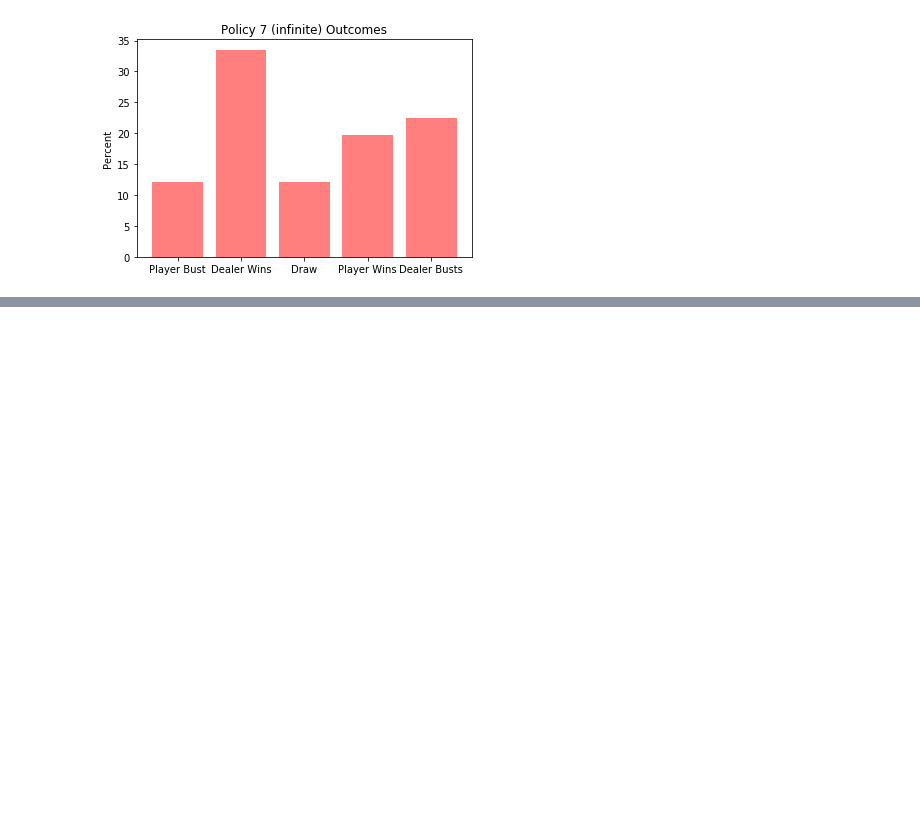
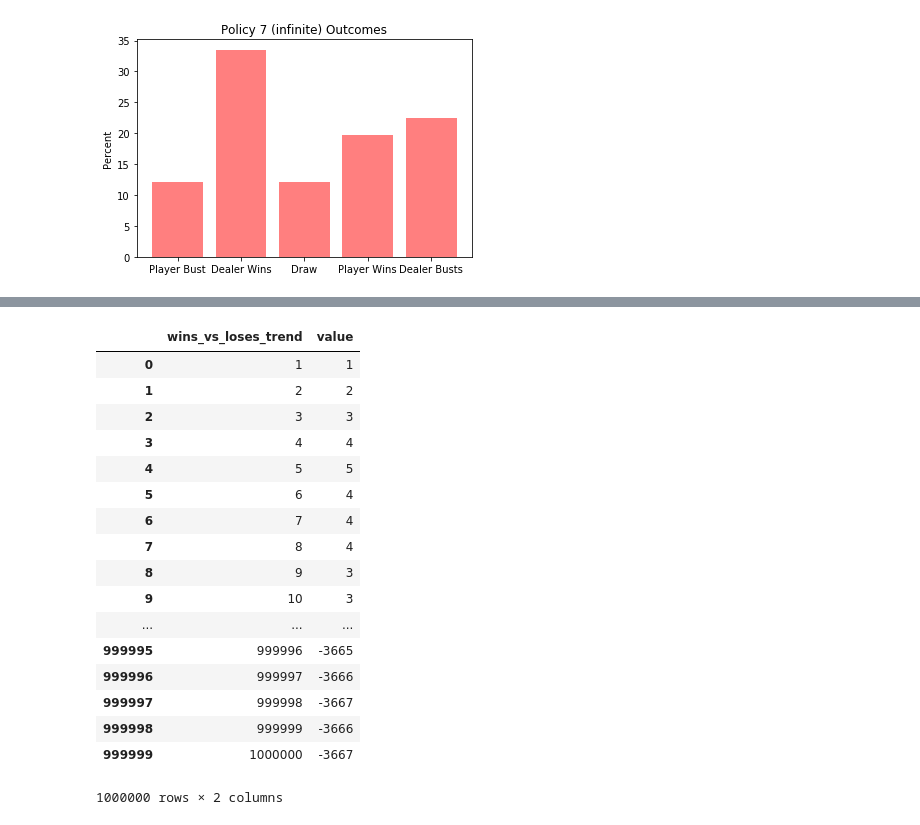
Before and after one commit to robstudy/CSCI-154-Simulation, a Jupyter notebook: Final Project/Monte Carlo BlackJack Policy Comparison.ipynb, the cells around one changed output, grey strips where cells are left out. Drawn from its saved outputs; the diff is of its cells as text; code cells hidden in the pictures; blank space fills up the shorter version.

```diff
--- a/Final Project/Monte Carlo BlackJack Policy Comparison.ipynb
+++ b/Final Project/Monte Carlo BlackJack Policy Comparison.ipynb
@@ -412,0 +482,21 @@ plt.show()
+# %%
+data
+# %% [output]
+|  | wins_vs_loses_trend | value |
+| 0 | 1 | 1 |
+| 1 | 2 | 2 |
+| 2 | 3 | 3 |
+| 3 | 4 | 4 |
+| 4 | 5 | 5 |
+| 5 | 6 | 4 |
+| 6 | 7 | 4 |
+| 7 | 8 | 4 |
+| 8 | 9 | 3 |
+| 9 | 10 | 3 |
+| ... | ... | ... |
+| 999995 | 999996 | -3665 |
+| 999996 | 999997 | -3666 |
+| 999997 | 999998 | -3667 |
+| 999998 | 999999 | -3666 |
+| 999999 | 1000000 | -3667 |
+1000000 rows × 2 columns
```
Also changed, not shown: parts of 12 cells of this notebook, 1 other file.
